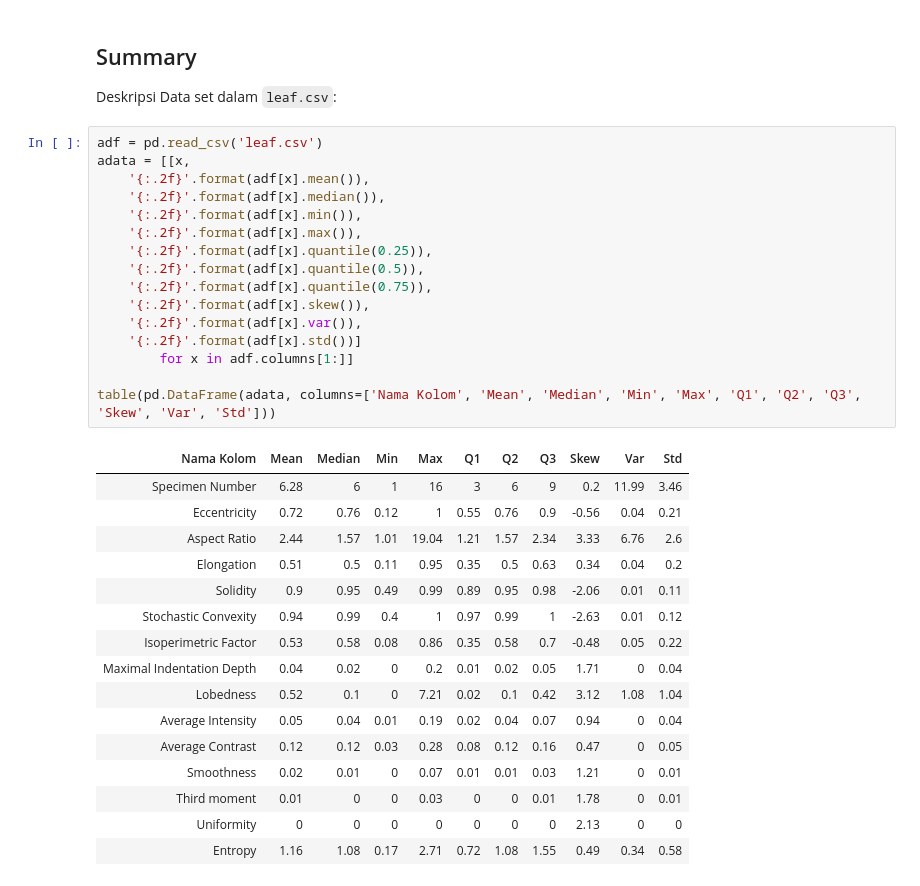
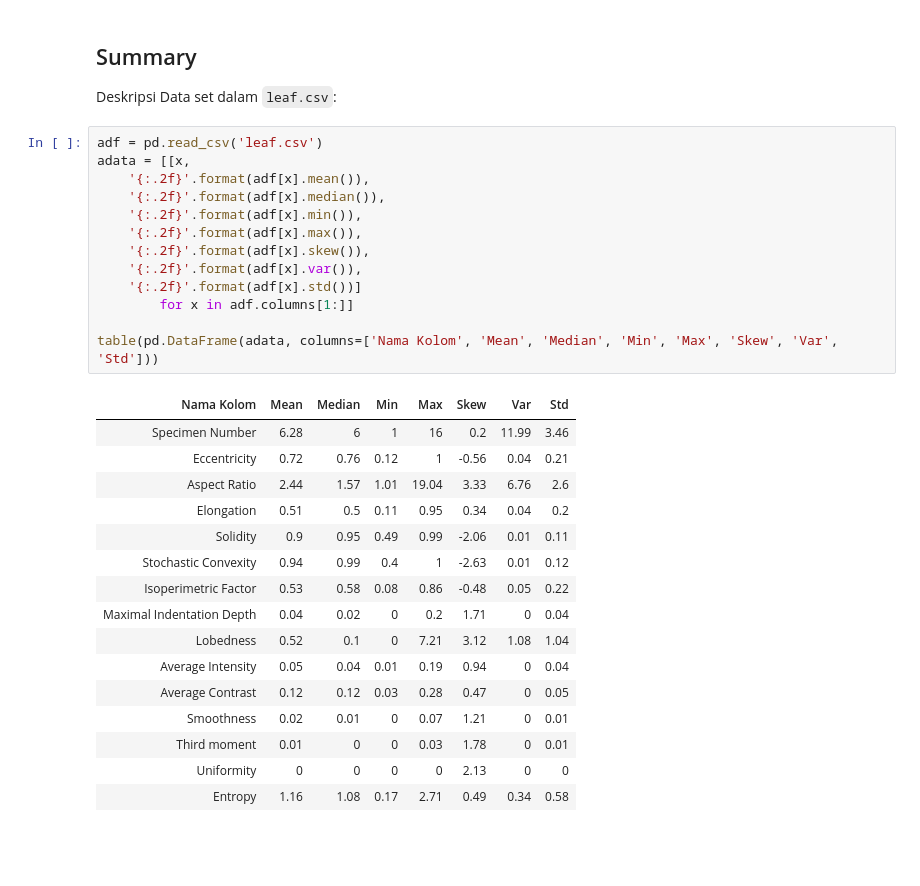
Before and after one commit to willnode/PD, a Jupyter notebook: src/PD_01_Statistik_Deskriptif.ipynb, the cells around one changed output. Drawn from its saved outputs; the diff is of its cells as text; blank space fills up the shorter version.

```diff
--- a/src/PD_01_Statistik_Deskriptif.ipynb
+++ b/src/PD_01_Statistik_Deskriptif.ipynb
@@ -141,33 +163,30 @@ Deskripsi Data set dalam `leaf.csv`:
 # %%
 adf = pd.read_csv('leaf.csv')
 adata = [[x,
     '{:.2f}'.format(adf[x].mean()),
     '{:.2f}'.format(adf[x].median()),
     '{:.2f}'.format(adf[x].min()),
     '{:.2f}'.format(adf[x].max()),
-    '{:.2f}'.format(adf[x].quantile(0.25)),
-    '{:.2f}'.format(adf[x].quantile(0.5)),
-    '{:.2f}'.format(adf[x].quantile(0.75)),
     '{:.2f}'.format(adf[x].skew()),
     '{:.2f}'.format(adf[x].var()),
     '{:.2f}'.format(adf[x].std())]
         for x in adf.columns[1:]]
 
-table(pd.DataFrame(adata, columns=['Nama Kolom', 'Mean', 'Median', 'Min', 'Max', 'Q1', 'Q2', 'Q3', 'Skew', 'Var', 'Std']))
+table(pd.DataFrame(adata, columns=['Nama Kolom', 'Mean', 'Median', 'Min', 'Max', 'Skew', 'Var', 'Std']))
 # %% [output]
-| Nama Kolom | Mean | Median | Min | Max | Q1 | Q2 | Q3 | Skew | Var | Std |
-| Specimen Number | 6.28 | 6 | 1 | 16 | 3 | 6 | 9 | 0.2 | 11.99 | 3.46 |
-| Eccentricity | 0.72 | 0.76 | 0.12 | 1 | 0.55 | 0.76 | 0.9 | -0.56 | 0.04 | 0.21 |
-| Aspect Ratio | 2.44 | 1.57 | 1.01 | 19.04 | 1.21 | 1.57 | 2.34 | 3.33 | 6.76 | 2.6 |
-| Elongation | 0.51 | 0.5 | 0.11 | 0.95 | 0.35 | 0.5 | 0.63 | 0.34 | 0.04 | 0.2 |
-| Solidity | 0.9 | 0.95 | 0.49 | 0.99 | 0.89 | 0.95 | 0.98 | -2.06 | 0.01 | 0.11 |
-| Stochastic Convexity | 0.94 | 0.99 | 0.4 | 1 | 0.97 | 0.99 | 1 | -2.63 | 0.01 | 0.12 |
-| Isoperimetric Factor | 0.53 | 0.58 | 0.08 | 0.86 | 0.35 | 0.58 | 0.7 | -0.48 | 0.05 | 0.22 |
-| Maximal Indentation Depth | 0.04 | 0.02 | 0 | 0.2 | 0.01 | 0.02 | 0.05 | 1.71 | 0 | 0.04 |
-| Lobedness | 0.52 | 0.1 | 0 | 7.21 | 0.02 | 0.1 | 0.42 | 3.12 | 1.08 | 1.04 |
-| Average Intensity | 0.05 | 0.04 | 0.01 | 0.19 | 0.02 | 0.04 | 0.07 | 0.94 | 0 | 0.04 |
-| Average Contrast | 0.12 | 0.12 | 0.03 | 0.28 | 0.08 | 0.12 | 0.16 | 0.47 | 0 | 0.05 |
-| Smoothness | 0.02 | 0.01 | 0 | 0.07 | 0.01 | 0.01 | 0.03 | 1.21 | 0 | 0.01 |
-| Third moment | 0.01 | 0 | 0 | 0.03 | 0 | 0 | 0.01 | 1.78 | 0 | 0.01 |
-| Uniformity | 0 | 0 | 0 | 0 | 0 | 0 | 0 | 2.13 | 0 | 0 |
-| Entropy | 1.16 | 1.08 | 0.17 | 2.71 | 0.72 | 1.08 | 1.55 | 0.49 | 0.34 | 0.58 |
+| Nama Kolom | Mean | Median | Min | Max | Skew | Var | Std |
+| Specimen Number | 6.28 | 6 | 1 | 16 | 0.2 | 11.99 | 3.46 |
+| Eccentricity | 0.72 | 0.76 | 0.12 | 1 | -0.56 | 0.04 | 0.21 |
+| Aspect Ratio | 2.44 | 1.57 | 1.01 | 19.04 | 3.33 | 6.76 | 2.6 |
+| Elongation | 0.51 | 0.5 | 0.11 | 0.95 | 0.34 | 0.04 | 0.2 |
+| Solidity | 0.9 | 0.95 | 0.49 | 0.99 | -2.06 | 0.01 | 0.11 |
+| Stochastic Convexity | 0.94 | 0.99 | 0.4 | 1 | -2.63 | 0.01 | 0.12 |
+| Isoperimetric Factor | 0.53 | 0.58 | 0.08 | 0.86 | -0.48 | 0.05 | 0.22 |
+| Maximal Indentation Depth | 0.04 | 0.02 | 0 | 0.2 | 1.71 | 0 | 0.04 |
+| Lobedness | 0.52 | 0.1 | 0 | 7.21 | 3.12 | 1.08 | 1.04 |
+| Average Intensity | 0.05 | 0.04 | 0.01 | 0.19 | 0.94 | 0 | 0.04 |
+| Average Contrast | 0.12 | 0.12 | 0.03 | 0.28 | 0.47 | 0 | 0.05 |
+| Smoothness | 0.02 | 0.01 | 0 | 0.07 | 1.21 | 0 | 0.01 |
+| Third moment | 0.01 | 0 | 0 | 0.03 | 1.78 | 0 | 0.01 |
+| Uniformity | 0 | 0 | 0 | 0 | 2.13 | 0 | 0 |
+| Entropy | 1.16 | 1.08 | 0.17 | 2.71 | 0.49 | 0.34 | 0.58 |
```
Also changed, not shown: parts of 13 cells of this notebook, 12 other files.
